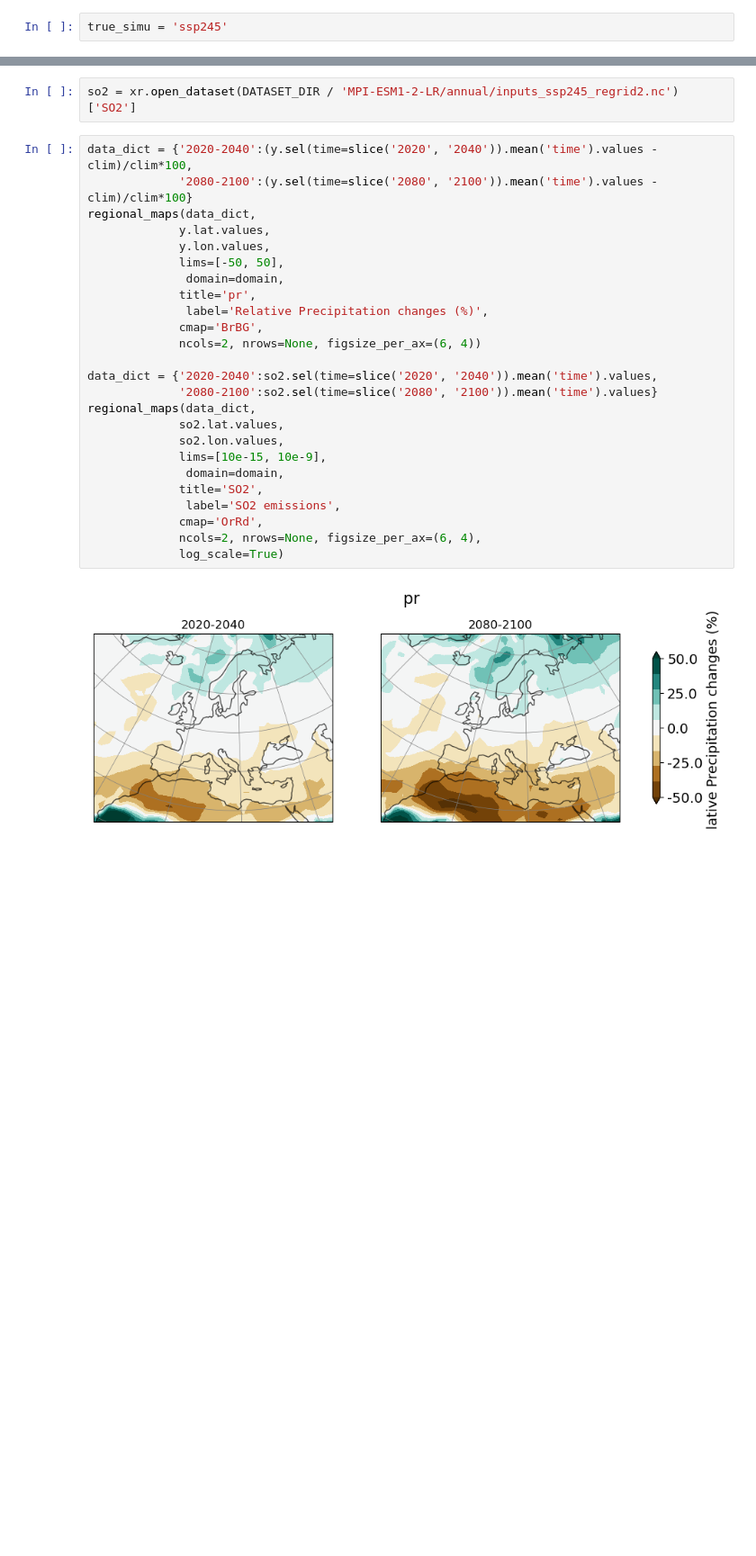
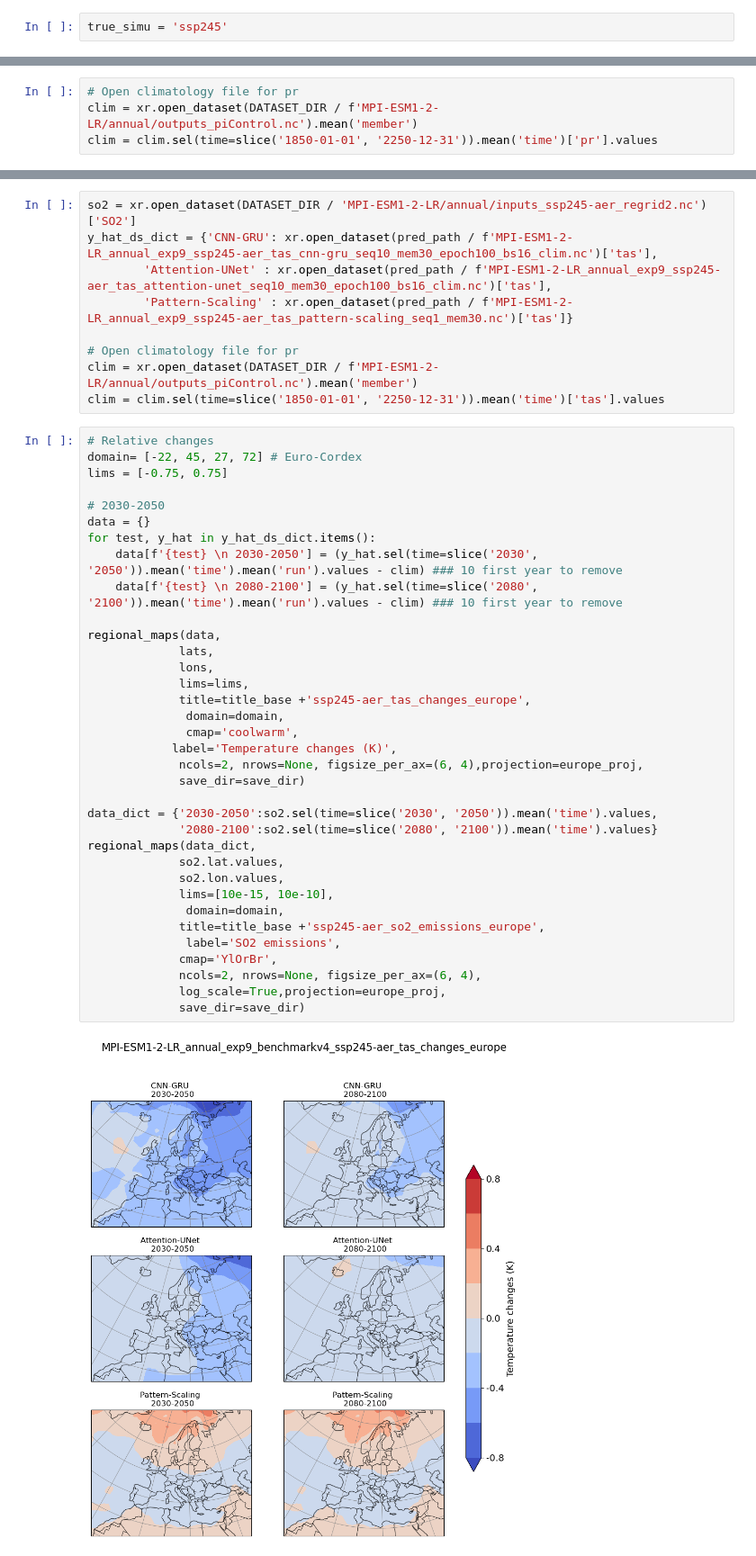
Before and after one commit to zoeleila/scenarIA, a Jupyter notebook: src/plots/regional_study.ipynb, the cells around one changed output, grey strips where cells are left out. Shown at 90% size. Saved outputs shown, nothing was run; the diff lists cells and outputs as text; blank space fills up the shorter version.

```diff
--- a/src/plots/regional_study.ipynb
+++ b/src/plots/regional_study.ipynb
@@ -68 +66,5 @@ y_hat_ds_dict = {'CNN-LSTM': xr.open_dataset(pred_path / f'MPI-ESM1-2-LR_annual_
+# %%
+# Open climatology file for pr
+clim = xr.open_dataset(DATASET_DIR / f'MPI-ESM1-2-LR/annual/outputs_piControl.nc').mean('member')
+clim = clim.sel(time=slice('1850-01-01', '2250-12-31')).mean('time')['pr'].values
 # %%
@@ -195,29 +221,46 @@ regional_maps(data,
 # %%
-so2 = xr.open_dataset(DATASET_DIR / 'MPI-ESM1-2-LR/annual/inputs_ssp245_regrid2.nc')['SO2']
+so2 = xr.open_dataset(DATASET_DIR / 'MPI-ESM1-2-LR/annual/inputs_ssp245-aer_regrid2.nc')['SO2']
+y_hat_ds_dict = {'CNN-GRU': xr.open_dataset(pred_path / f'MPI-ESM1-2-LR_annual_exp9_ssp245-aer_tas_cnn-gru_seq10_mem30_epoch100_bs16_clim.nc')['tas'],
+        'Attention-UNet' : xr.open_dataset(pred_path / f'MPI-ESM1-2-LR_annual_exp9_ssp245-aer_tas_attention-unet_seq10_mem30_epoch100_bs16_clim.nc')['tas'],
+        'Pattern-Scaling' : xr.open_dataset(pred_path / f'MPI-ESM1-2-LR_annual_exp9_ssp245-aer_tas_pattern-scaling_seq1_mem30.nc')['tas']}
+
+# Open climatology file for pr
+clim = xr.open_dataset(DATASET_DIR / f'MPI-ESM1-2-LR/annual/outputs_piControl.nc').mean('member')
+clim = clim.sel(time=slice('1850-01-01', '2250-12-31')).mean('time')['tas'].values
 # %%
-data_dict = {'2020-2040':(y.sel(time=slice('2020', '2040')).mean('time').values - clim)/clim*100,
-             '2080-2100':(y.sel(time=slice('2080', '2100')).mean('time').values -clim)/clim*100}
-regional_maps(data_dict,
-             y.lat.values,
-             y.lon.values,
-             lims=[-50, 50],
+# Relative changes
+domain= [-22, 45, 27, 72] # Euro-Cordex
+lims = [-0.75, 0.75]
+
+# 2030-2050
+data = {}
+for test, y_hat in y_hat_ds_dict.items():
+    data[f'{test} \n 2030-2050'] = (y_hat.sel(time=slice('2030', '2050')).mean('time').mean('run').values - clim) ### 10 first year to remove
+    data[f'{test} \n 2080-2100'] = (y_hat.sel(time=slice('2080', '2100')).mean('time').mean('run').values - clim) ### 10 first year to remove
+
+regional_maps(data,
+             lats,
+             lons,
+             lims=lims,
+             title=title_base +'ssp245-aer_tas_changes_europe',
               domain=domain,
-             title='pr',
-              label='Relative Precipitation changes (%)',
-             cmap='BrBG',
-             ncols=2, nrows=None, figsize_per_ax=(6, 4))
+              cmap='coolwarm',
+            label='Temperature changes (K)',
+             ncols=2, nrows=None, figsize_per_ax=(6, 4),projection=europe_proj,
+             save_dir=save_dir)
 
-data_dict = {'2020-2040':so2.sel(time=slice('2020', '2040')).mean('time').values,
+data_dict = {'2030-2050':so2.sel(time=slice('2030', '2050')).mean('time').values,
              '2080-2100':so2.sel(time=slice('2080', '2100')).mean('time').values}
 regional_maps(data_dict,
              so2.lat.values,
              so2.lon.values,
-             lims=[10e-15, 10e-9],
+             lims=[10e-15, 10e-10],
               domain=domain,
-             title='SO2',
+             title=title_base +'ssp245-aer_so2_emissions_europe',
               label='SO2 emissions',
-             cmap='OrRd',
+             cmap='YlOrBr',
              ncols=2, nrows=None, figsize_per_ax=(6, 4),
-             log_scale=True)
+             log_scale=True,projection=europe_proj,
+             save_dir=save_dir)
 # %% [output]
-[figure, old version]
+[figure, new version]
```
Also changed, not shown: parts of 12 cells of this notebook, 20 other files.
